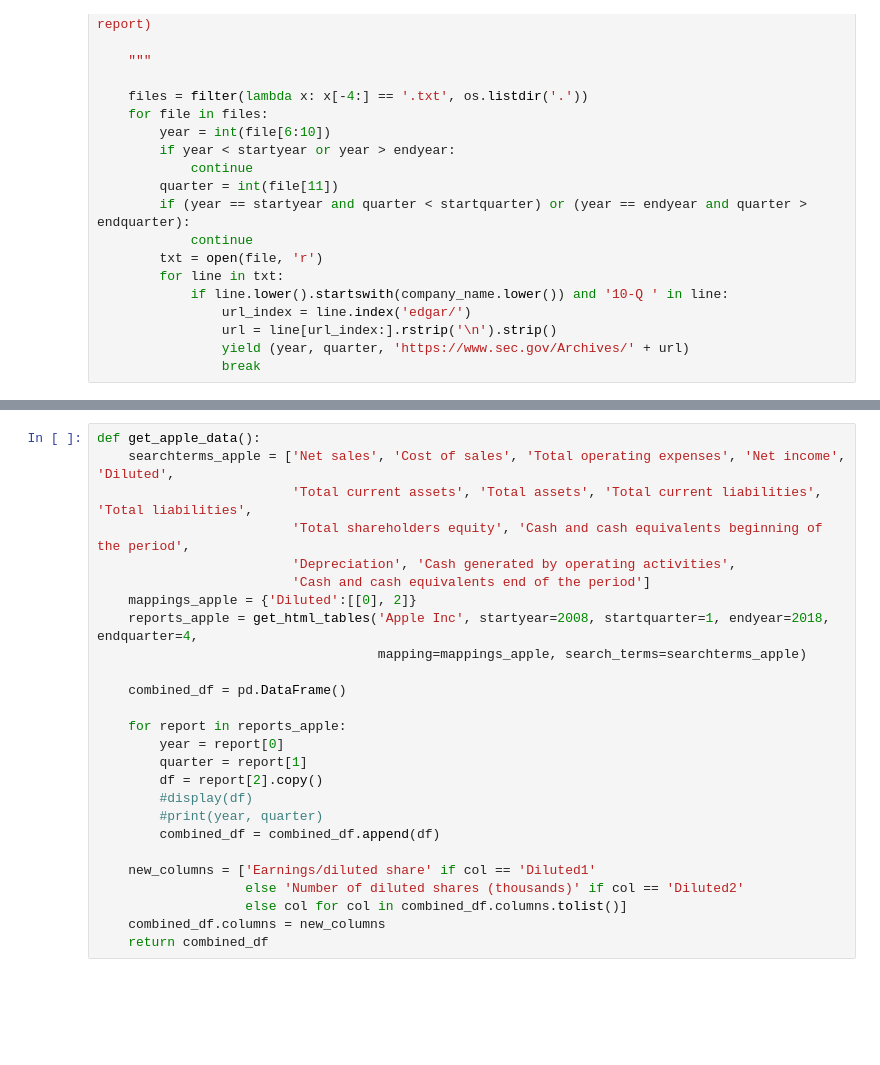
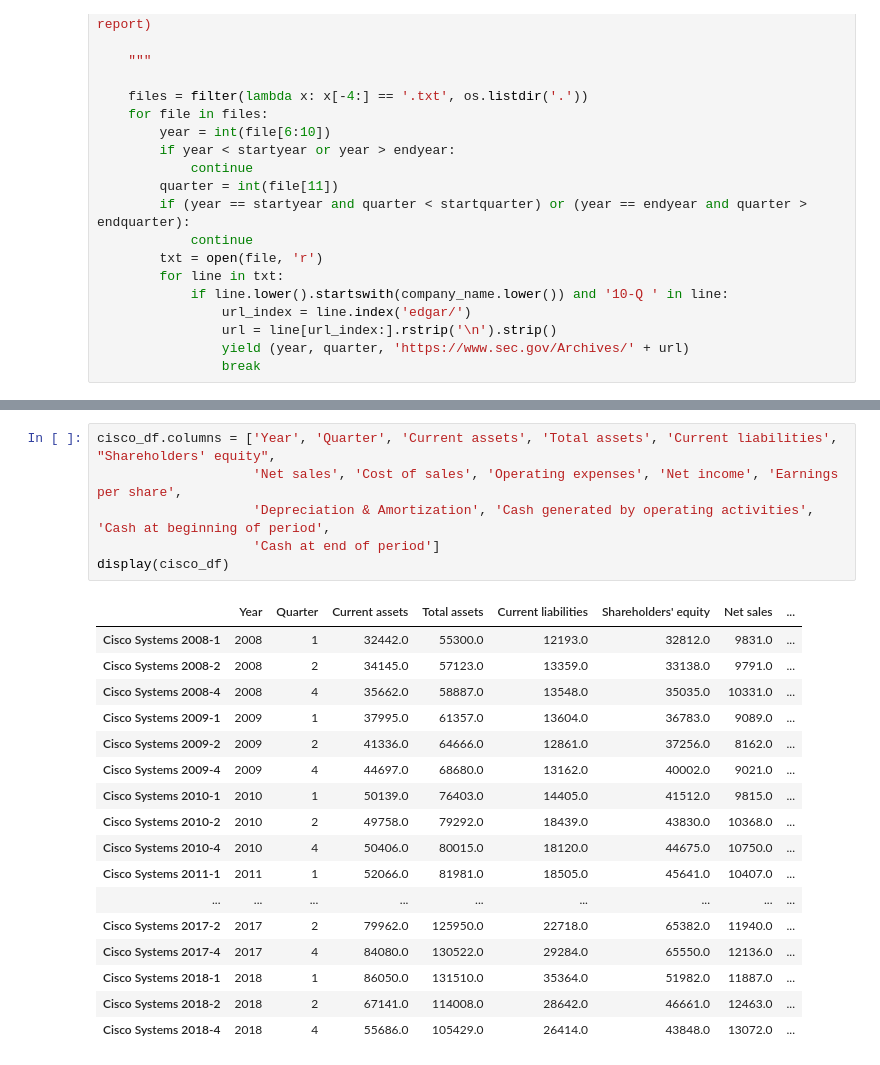
Before and after one commit to caseyhuhu/Capstone-Project, a Jupyter notebook: Data Scraper.ipynb, the cells around one changed output, grey strips where cells are left out. Cells and saved outputs as stored; diff of their text form; blank space fills up the shorter version.

Commit message:
Amazon and Cisco, created CSVs

```diff
--- a/Data Scraper.ipynb
+++ b/Data Scraper.ipynb
@@ -288,26 +429,24 @@ def get_google_data():
-# %%
-def get_apple_data():
-    searchterms_apple = ['Net sales', 'Cost of sales', 'Total operating expenses', 'Net income', 'Diluted',
-                         'Total current assets', 'Total assets', 'Total current liabilities', 'Total liabilities',
-                         'Total shareholders equity', 'Cash and cash equivalents beginning of the period',
-                         'Depreciation', 'Cash generated by operating activities',
-                         'Cash and cash equivalents end of the period']
-    mappings_apple = {'Diluted':[[0], 2]}
-    reports_apple = get_html_tables('Apple Inc', startyear=2008, startquarter=1, endyear=2018, endquarter=4,
-                                    mapping=mappings_apple, search_terms=searchterms_apple)
-
-    combined_df = pd.DataFrame()
-
-    for report in reports_apple:
-        year = report[0]
-        quarter = report[1]
-        df = report[2].copy()
-        #display(df)
-        #print(year, quarter)
-        combined_df = combined_df.append(df)
-
-    new_columns = ['Earnings/diluted share' if col == 'Diluted1'
-                   else 'Number of diluted shares (thousands)' if col == 'Diluted2'
-                   else col for col in combined_df.columns.tolist()]
-    combined_df.columns = new_columns
-    return combined_df
+# %%
+cisco_df.columns = ['Year', 'Quarter', 'Current assets', 'Total assets', 'Current liabilities', "Shareholders' equity",
+                    'Net sales', 'Cost of sales', 'Operating expenses', 'Net income', 'Earnings per share',
+                    'Depreciation & Amortization', 'Cash generated by operating activities', 'Cash at beginning of period',
+                    'Cash at end of period']
+display(cisco_df)
+# %% [output]
+|  | Year | Quarter | Current assets | Total assets | Current liabilities | Shareholders' equity | Net sales | ... |
+| Cisco Systems 2008-1 | 2008 | 1 | 32442.0 | 55300.0 | 12193.0 | 32812.0 | 9831.0 | ... |
+| Cisco Systems 2008-2 | 2008 | 2 | 34145.0 | 57123.0 | 13359.0 | 33138.0 | 9791.0 | ... |
+| Cisco Systems 2008-4 | 2008 | 4 | 35662.0 | 58887.0 | 13548.0 | 35035.0 | 10331.0 | ... |
+| Cisco Systems 2009-1 | 2009 | 1 | 37995.0 | 61357.0 | 13604.0 | 36783.0 | 9089.0 | ... |
+| Cisco Systems 2009-2 | 2009 | 2 | 41336.0 | 64666.0 | 12861.0 | 37256.0 | 8162.0 | ... |
+| Cisco Systems 2009-4 | 2009 | 4 | 44697.0 | 68680.0 | 13162.0 | 40002.0 | 9021.0 | ... |
+| Cisco Systems 2010-1 | 2010 | 1 | 50139.0 | 76403.0 | 14405.0 | 41512.0 | 9815.0 | ... |
+| Cisco Systems 2010-2 | 2010 | 2 | 49758.0 | 79292.0 | 18439.0 | 43830.0 | 10368.0 | ... |
+| Cisco Systems 2010-4 | 2010 | 4 | 50406.0 | 80015.0 | 18120.0 | 44675.0 | 10750.0 | ... |
+| Cisco Systems 2011-1 | 2011 | 1 | 52066.0 | 81981.0 | 18505.0 | 45641.0 | 10407.0 | ... |
+| ... | ... | ... | ... | ... | ... | ... | ... | ... |
+| Cisco Systems 2017-2 | 2017 | 2 | 79962.0 | 125950.0 | 22718.0 | 65382.0 | 11940.0 | ... |
+| Cisco Systems 2017-4 | 2017 | 4 | 84080.0 | 130522.0 | 29284.0 | 65550.0 | 12136.0 | ... |
+| Cisco Systems 2018-1 | 2018 | 1 | 86050.0 | 131510.0 | 35364.0 | 51982.0 | 11887.0 | ... |
+| Cisco Systems 2018-2 | 2018 | 2 | 67141.0 | 114008.0 | 28642.0 | 46661.0 | 12463.0 | ... |
+| Cisco Systems 2018-4 | 2018 | 4 | 55686.0 | 105429.0 | 26414.0 | 43848.0 | 13072.0 | ... |
```
Also changed, not shown: parts of 15 cells of this notebook, 6 other files.
